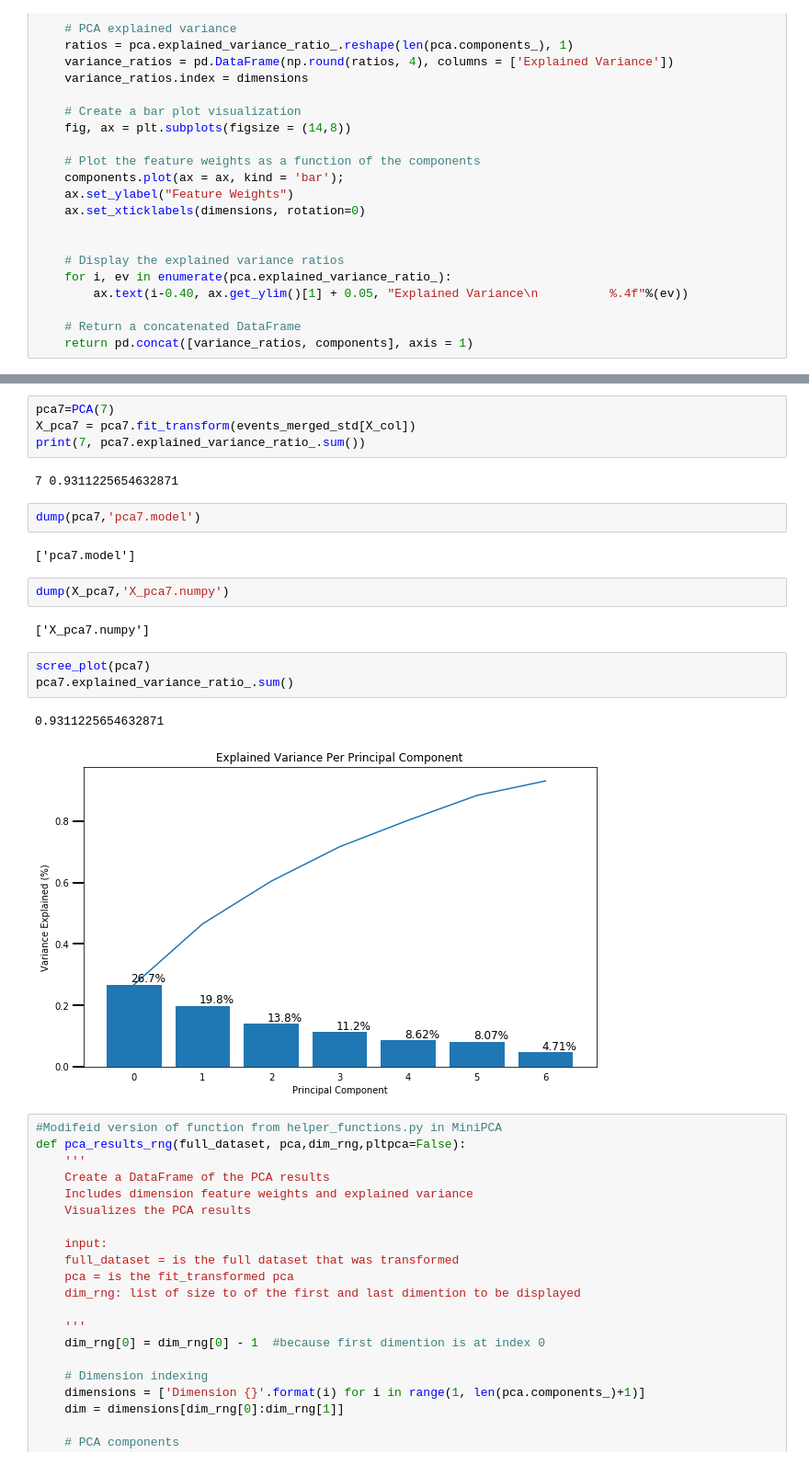
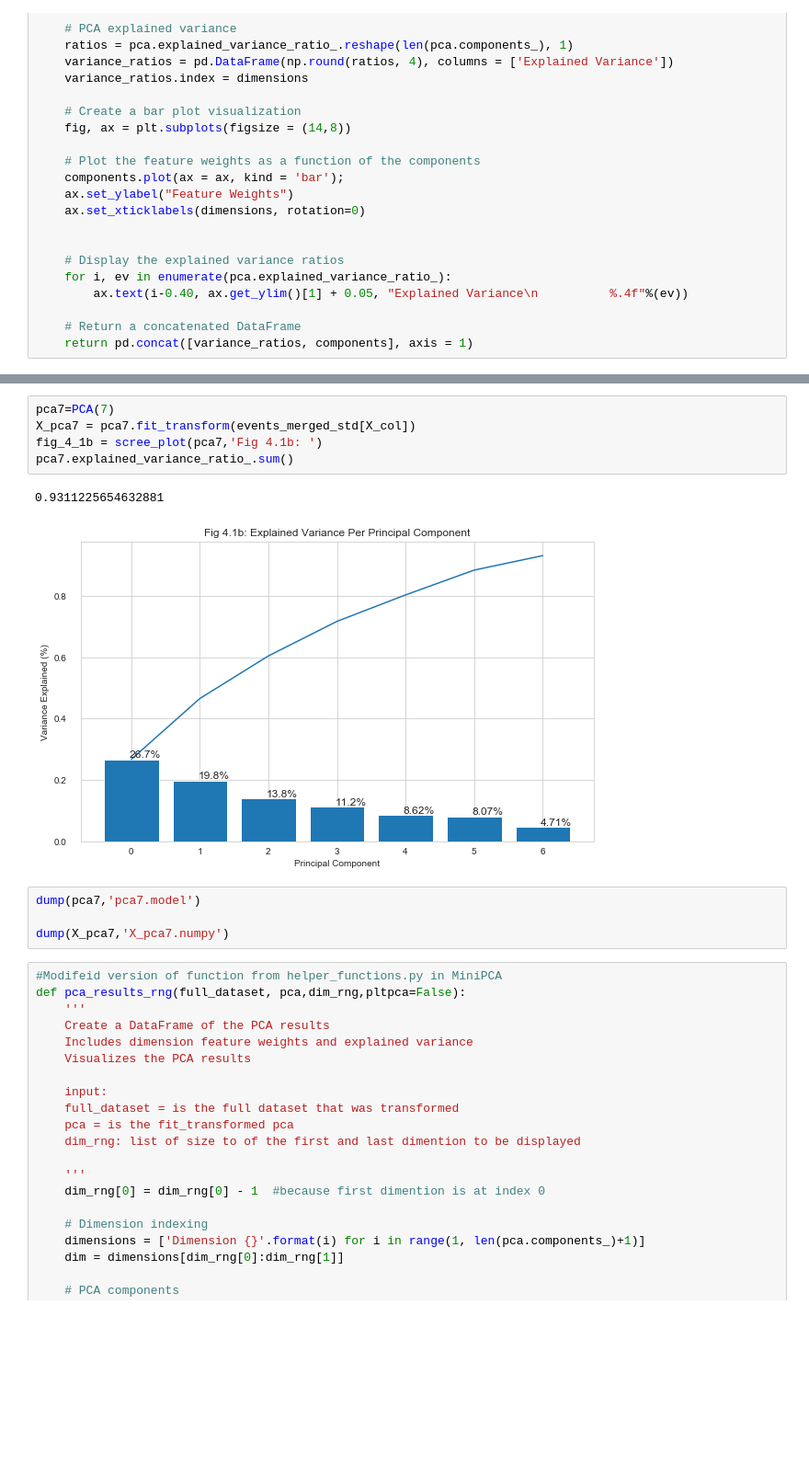
Before and after one commit to TomCanty/StarbucksCapstone, a Jupyter notebook: Starbucks_Capstone_notebook.ipynb, the cells around one changed output, grey strips where cells are left out. Shown: that part at 92% size. Saved outputs shown, nothing was run; the diff lists cells and outputs as text; blank space fills up the shorter version.

```diff
--- a/Starbucks_Capstone_notebook.ipynb
+++ b/Starbucks_Capstone_notebook.ipynb
@@ -1516,23 +1433,15 @@ pca13.explained_variance_ratio_.sum()
 # %%
 pca7=PCA(7)
 X_pca7 = pca7.fit_transform(events_merged_std[X_col])
-print(7, pca7.explained_variance_ratio_.sum())
+fig_4_1b = scree_plot(pca7,'Fig 4.1b: ')
+pca7.explained_variance_ratio_.sum()
 # %% [output]
-7 0.9311225654632871
+0.9311225654632881
+[figure, added]
 # %%
 dump(pca7,'pca7.model')
+
+dump(X_pca7,'X_pca7.numpy')
-# %% [output]
-['pca7.model']
-# %%
-dump(X_pca7,'X_pca7.numpy')
-# %% [output]
-['X_pca7.numpy']
-# %%
-scree_plot(pca7)
-pca7.explained_variance_ratio_.sum()
-# %% [output]
-0.9311225654632871
-[figure, removed]
 # %%
 #Modifeid version of function from helper_functions.py in MiniPCA
 def pca_results_rng(full_dataset, pca,dim_rng,pltpca=False):
```
Also changed, not shown: parts of 54 cells of this notebook, 11 other files.
